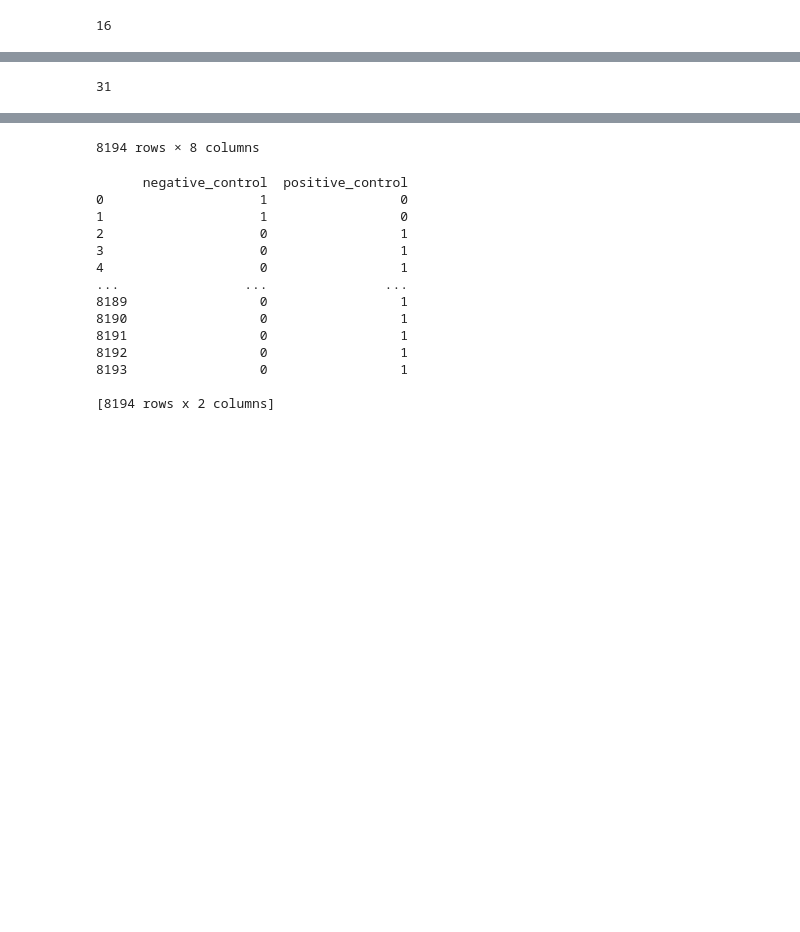
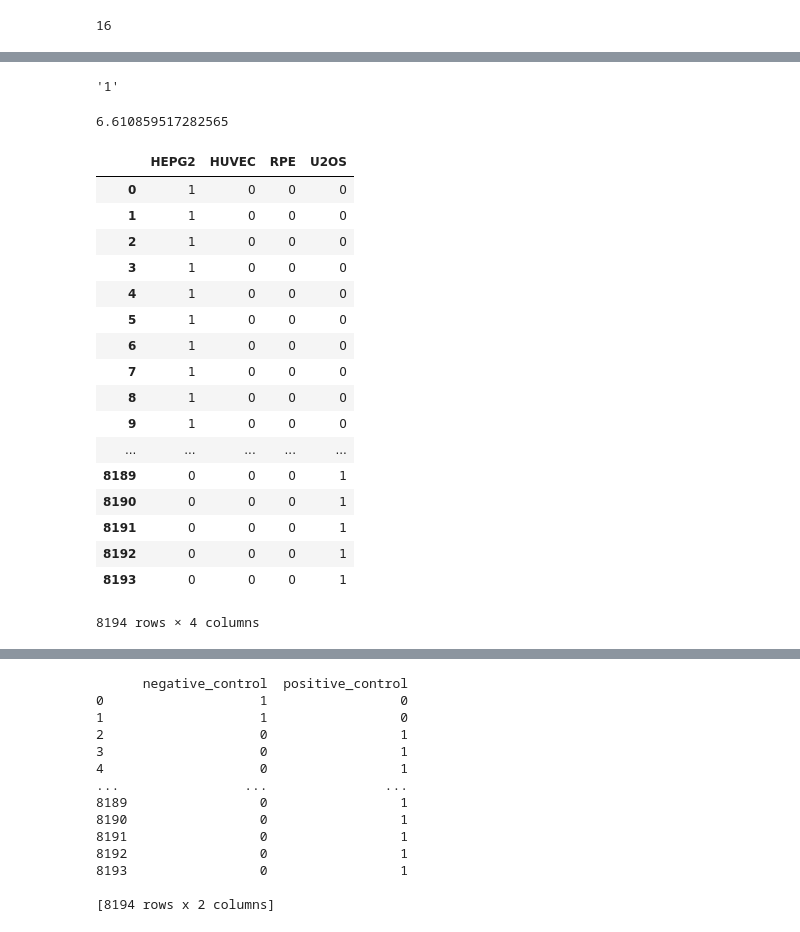
Before and after one commit to rbudnar/Capstone-project, a Jupyter notebook: Testing.ipynb, the cells around one changed output, grey strips where cells are left out. Saved outputs shown, nothing was run; the diff lists cells and outputs as text; code cells hidden in the pictures; blank space fills up the shorter version.

```diff
--- a/Testing.ipynb
+++ b/Testing.ipynb
@@ -89,0 +156,20 @@ df_controls["cell_type"] = df_controls["experiment"].apply(lambda r: r[:r.find("
+# %%
+test = "train/HEPG2-01/Plate1/B03_s1_w1.png"
+site_index = test.rfind("s")
+# test[test.rfind("/")+1:test.find(".png")]
+test[site_index+1:site_index+2]
+# %% [output]
+'1'
+# %%
+test = "train/HEPG2-01/Plate1/B03_s1_w1.png"
+test[test.rfind("/"):test.find(".png")]
+# display(df.loc(1))
+df[0:1]["img_path"]
+def create_path(r):
+    site_index = r['img_path'].rfind("s")+1
+    site = r['img_path'][site_index:site_index +1]
+    return f"train_rgb/{r['id_code']}_s{site}_{r['sirna']}.png"
+#     return  f"train_rgb/{r['img_path'][r['img_path'].rfind('/')+1:r['img_path'].find('.png')]}_{str(r['sirna'])}.png"
+
+
+df["img_rgb"] = df.apply(lambda r: create_path(r), axis=1)
@@ -90,12 +181,36 @@ df_controls["cell_type"] = df_controls["experiment"].apply(lambda r: r[:r.find("
+# %%
+dfnt = df[~df["id_code"].isin(df_test["id_code"])]
+# dfnt = dfnc[~dfnc["id_code"].isin(df_test["id_code"])]
+dfnt.loc[dfnt["channel"] == '1']["mean"].mean()
+# %% [output]
+6.610859517282565
 # %%
+pd.get_dummies(df["cell_type"])
 # df3["cell_type"] = df3["experiment"].apply(lambda r: r[:r.find("-")])
 # df4["cell_type"].unique()
 # df3.to_csv("train_root.csv")
 # df_controls["sirna"] = df_controls["sirna"].apply(lambda r: int(r) - 1108)
-print(len(df_controls.sirna.unique()))
-display(df_controls)
+# print(len(df_controls.sirna.unique()))
+# display(df_controls)
 
-df_controls.to_csv("./train_controls_root.csv")
+# df_controls.to_csv("./train_controls_root.csv")
 # y2 = df3["cell_type"]
 # %% [output]
+|  | HEPG2 | HUVEC | RPE | U2OS |
+| 0 | 1 | 0 | 0 | 0 |
+| 1 | 1 | 0 | 0 | 0 |
+| 2 | 1 | 0 | 0 | 0 |
+| 3 | 1 | 0 | 0 | 0 |
+| 4 | 1 | 0 | 0 | 0 |
+| 5 | 1 | 0 | 0 | 0 |
+| 6 | 1 | 0 | 0 | 0 |
+| 7 | 1 | 0 | 0 | 0 |
+| 8 | 1 | 0 | 0 | 0 |
+| 9 | 1 | 0 | 0 | 0 |
+| ... | ... | ... | ... | ... |
+| 8189 | 0 | 0 | 0 | 1 |
+| 8190 | 0 | 0 | 0 | 1 |
+| 8191 | 0 | 0 | 0 | 1 |
+| 8192 | 0 | 0 | 0 | 1 |
+| 8193 | 0 | 0 | 0 | 1 |
-31
+8194 rows × 4 columns
@@ -119,4 +217,3 @@ df_controls.to_csv("./train_controls_root.csv")
-8194 rows × 8 columns
 # %%
 dummies = pd.get_dummies(df_controls.well_type)
 print(dummies)
```
Also changed, not shown: parts of 13 cells of this notebook, 13 other files.
